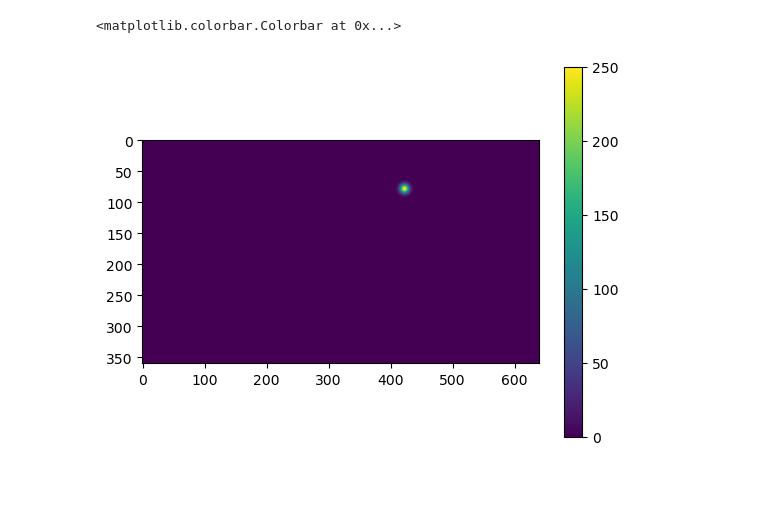
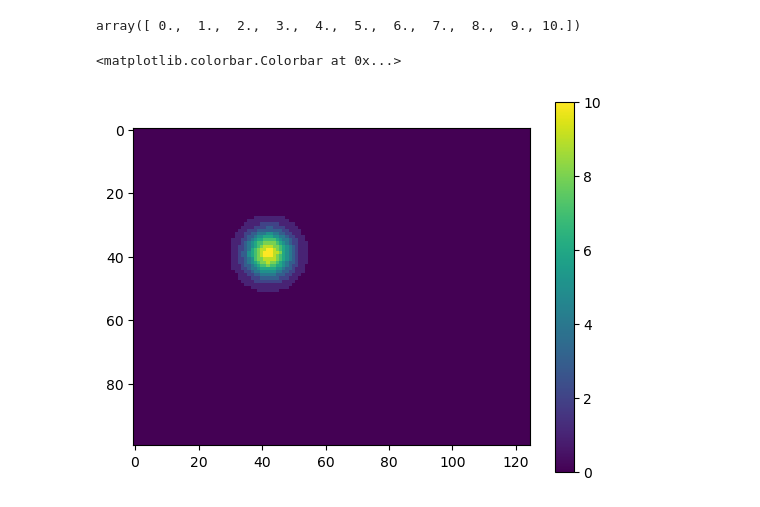
Before and after one commit to charliehuang09/Badminton-App, a Jupyter notebook: dataset.ipynb, the cells around one changed output. Saved outputs shown, nothing was run; the diff lists cells and outputs as text; code cells hidden in the pictures.

```diff
--- a/dataset.ipynb
+++ b/dataset.ipynb
@@ -32,9 +32,13 @@ img = np.empty((640, 360))
 for i in range(640):
     for j in range(360):
         img[i][j] = np.argmax(y[:, i, j])
+# %%
+np.unique(img)
+# %% [output]
+array([ 0.,  1.,  2.,  3.,  4.,  5.,  6.,  7.,  8.,  9., 10.])
 # %%
-plt.imshow(img.transpose())
+plt.imshow(img.transpose()[150:250, 175:300])
 plt.colorbar()
 # %% [output]
 <matplotlib.colorbar.Colorbar at 0x...>
-[figure, old version]
+[figure, new version]
```
Also changed, not shown: parts of 3 cells of this notebook, 6 other files.
